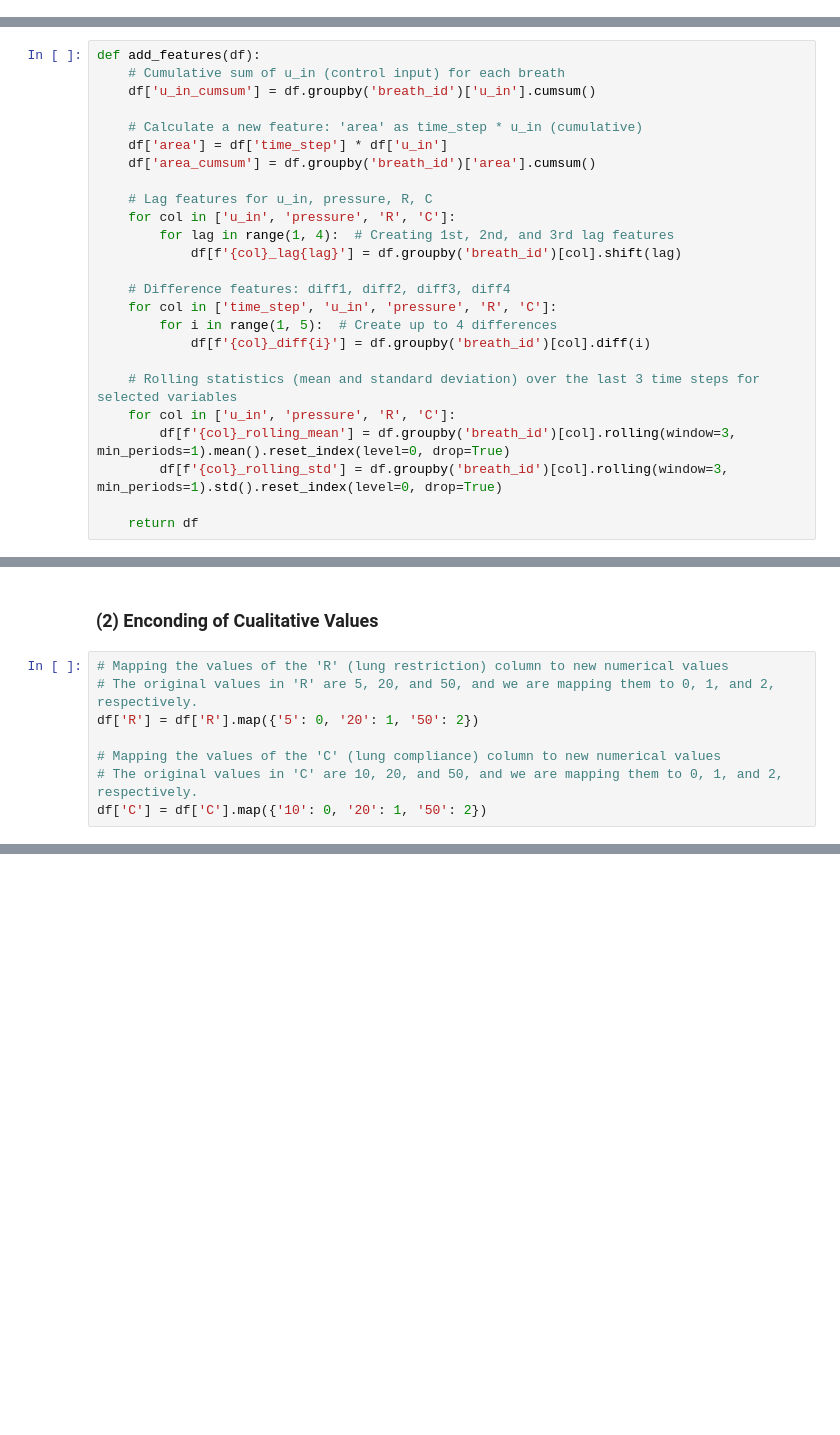
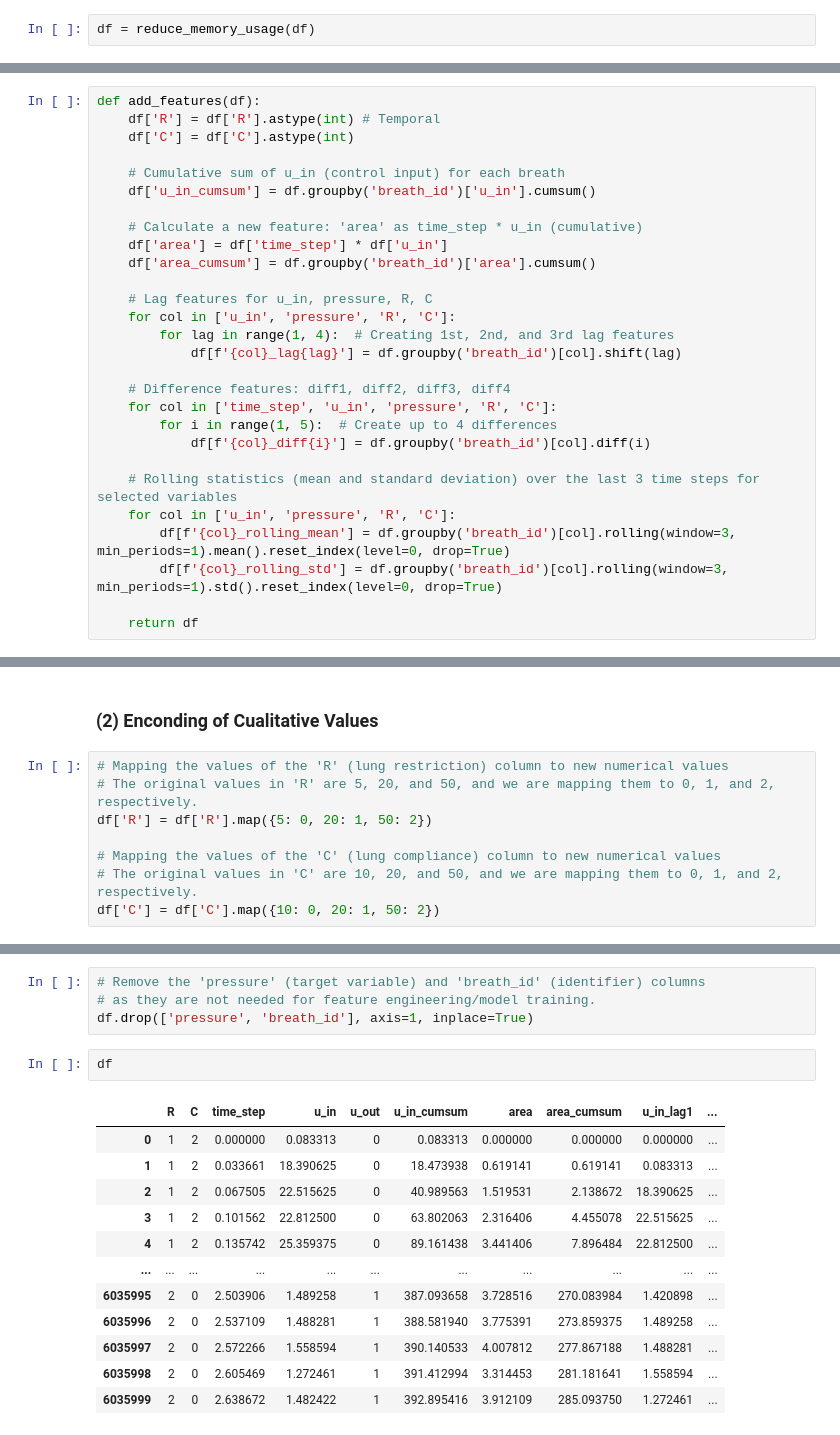
Before and after one commit to Andrea-gt/pressure-prediction, a Jupyter notebook: pressure_prediction.ipynb, the cells around one changed output, grey strips where cells are left out. Cells and saved outputs as stored; diff of their text form; blank space fills up the shorter version.

```diff
--- a/pressure_prediction.ipynb
+++ b/pressure_prediction.ipynb
@@ -141,3 +230,5 @@ df.head()  # Preview the top entries to understand the data structure
 | 2 | 3 | 1 | 20 | 50 | 0.067514 | 22.509278 | 0 | 7.876254 |
 | 3 | 4 | 1 | 20 | 50 | 0.101542 | 22.808822 | 0 | 11.742872 |
 | 4 | 5 | 1 | 20 | 50 | 0.135756 | 25.355850 | 0 | 12.234987 |
+# %%
+df = reduce_memory_usage(df)
@@ -580,6 +675,9 @@ plt.show()
 ### **(1) Creation of Additional Features**
 # %%
 def add_features(df):
+    df['R'] = df['R'].astype(int) # Temporal
+    df['C'] = df['C'].astype(int)
+
     # Cumulative sum of u_in (control input) for each breath
     df['u_in_cumsum'] = df.groupby('breath_id')['u_in'].cumsum()
 
@@ -630,11 +728,11 @@ df.fillna(0, inplace=True) # Fill any missing values (NaN) in the DataFrame with
 # %%
 # Mapping the values of the 'R' (lung restriction) column to new numerical values
 # The original values in 'R' are 5, 20, and 50, and we are mapping them to 0, 1, and 2, respectively.
-df['R'] = df['R'].map({'5': 0, '20': 1, '50': 2})
+df['R'] = df['R'].map({5: 0, 20: 1, 50: 2})
 
 # Mapping the values of the 'C' (lung compliance) column to new numerical values
 # The original values in 'C' are 10, 20, and 50, and we are mapping them to 0, 1, and 2, respectively.
-df['C'] = df['C'].map({'10': 0, '20': 1, '50': 2})
+df['C'] = df['C'].map({10: 0, 20: 1, 50: 2})
 # %% [markdown]
 **Observaciones 💡 -->**
 
@@ -641,0 +754,19 @@ df['C'] = df['C'].map({'10': 0, '20': 1, '50': 2})
+# %%
+# Remove the 'pressure' (target variable) and 'breath_id' (identifier) columns
+# as they are not needed for feature engineering/model training.
+df.drop(['pressure', 'breath_id'], axis=1, inplace=True)
+# %%
+df
+# %% [output]
+|  | R | C | time_step | u_in | u_out | u_in_cumsum | area | area_cumsum | u_in_lag1 | ... |
+| 0 | 1 | 2 | 0.000000 | 0.083313 | 0 | 0.083313 | 0.000000 | 0.000000 | 0.000000 | ... |
+| 1 | 1 | 2 | 0.033661 | 18.390625 | 0 | 18.473938 | 0.619141 | 0.619141 | 0.083313 | ... |
+| 2 | 1 | 2 | 0.067505 | 22.515625 | 0 | 40.989563 | 1.519531 | 2.138672 | 18.390625 | ... |
+| 3 | 1 | 2 | 0.101562 | 22.812500 | 0 | 63.802063 | 2.316406 | 4.455078 | 22.515625 | ... |
+| 4 | 1 | 2 | 0.135742 | 25.359375 | 0 | 89.161438 | 3.441406 | 7.896484 | 22.812500 | ... |
+| ... | ... | ... | ... | ... | ... | ... | ... | ... | ... | ... |
+| 6035995 | 2 | 0 | 2.503906 | 1.489258 | 1 | 387.093658 | 3.728516 | 270.083984 | 1.420898 | ... |
+| 6035996 | 2 | 0 | 2.537109 | 1.488281 | 1 | 388.581940 | 3.775391 | 273.859375 | 1.489258 | ... |
+| 6035997 | 2 | 0 | 2.572266 | 1.558594 | 1 | 390.140533 | 4.007812 | 277.867188 | 1.488281 | ... |
+| 6035998 | 2 | 0 | 2.605469 | 1.272461 | 1 | 391.412994 | 3.314453 | 281.181641 | 1.558594 | ... |
+| 6035999 | 2 | 0 | 2.638672 | 1.482422 | 1 | 392.895416 | 3.912109 | 285.093750 | 1.272461 | ... |
```
Also changed, not shown: parts of 24 cells of this notebook.
